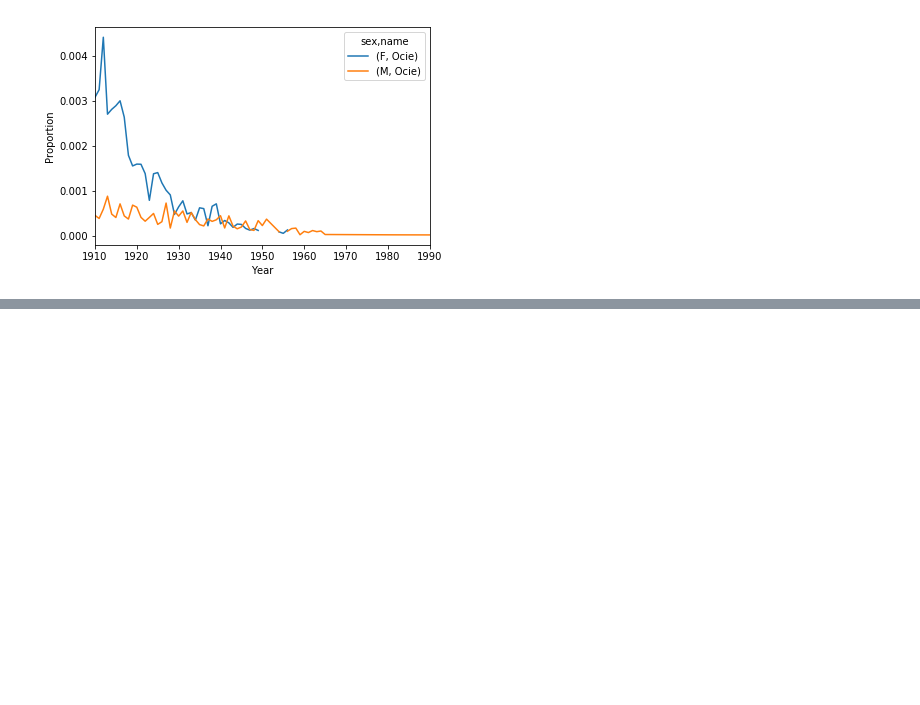
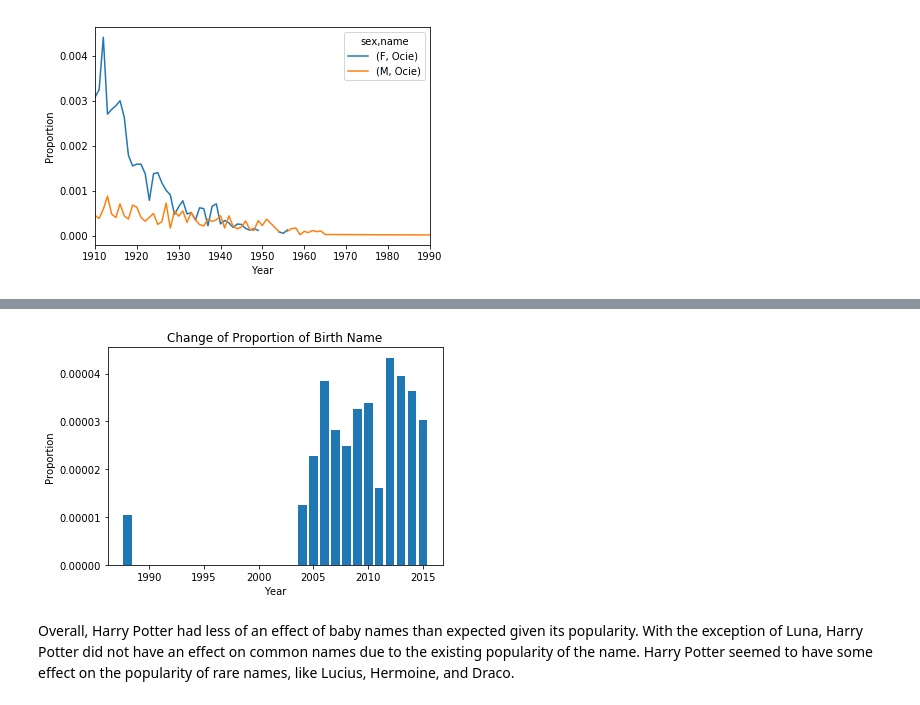
Before and after one commit to spalmerg/BabyNamesProject, a Jupyter notebook: Project 1 - Babynames.ipynb, the cells around one changed output, grey strips where cells are left out. Cells and saved outputs as stored; diff of their text form; code cells hidden in the pictures; blank space fills up the shorter version.

```diff
--- a/Project 1 - Babynames.ipynb
+++ b/Project 1 - Babynames.ipynb
@@ -14,10 +14,10 @@ Populating the interactive namespace from numpy and matplotlib
 # %%
 class BabyNames(object):
     # The init function takes the filepath of babynames and return a babynames object
-    # with a dataframe that has babynames by state, sex, year, and # of occurances
+    # with a dataframe that has babynames by state, sex, year, and # of occurrences
     def __init__(self, path):
         newlist = []
-        columns = ['state','sex','year', 'name', 'occurances']
+        columns = ['state','sex','year', 'name', 'occurrences']
 
         for filename in os.listdir(path):
             if filename.endswith('.TXT'):
@@ -26,7 +26,7 @@ class BabyNames(object):
         self.names = pd.concat(newlist,ignore_index = True)
 
         def add_prop(group):
-            group['prop'] = group.occurances / group.occurances.sum()
+            group['prop'] = group.occurrences / group.occurrences.sum()
             return group
 
         self.names = self.names.groupby(['year','state']).apply(add_prop)
@@ -38,7 +38,7 @@ class BabyNames(object):
             state = self.names.state
         if year == '':
             year = self.names.year
-        return(self.names[(self.names.state.isin([state])) & (self.names.year.isin([year]))]['occurances'].sum())
+        return(self.names[(self.names.state.isin([state])) & (self.names.year.isin([year]))]['occurrences'].sum())
 
     # BabyNames.Top10BabyNames(state, year) returns the top 10 BabyNames for given state and year
     # Null input for either state or year is translated to all
@@ -48,8 +48,8 @@ class BabyNames(object):
         if year == '':
             year = self.names.year
         t = self.names[(self.names.state.isin([state])) & (self.names.year.isin([year]))]
-        data = {'Male': t[t.sex == "M"].groupby('name').sum().sort_values(by = 'occurances', ascending = False).head(10).index.values,
-                'Female': t[t.sex == "F"].groupby('name').sum().sort_values(by = 'occurances', ascending = False).head(10).index.values
+        data = {'Male': t[t.sex == "M"].groupby('name').sum().sort_values(by = 'occurrences', ascending = False).head(10).index.values,
+                'Female': t[t.sex == "F"].groupby('name').sum().sort_values(by = 'occurrences', ascending = False).head(10).index.values
             }
         df = pd.DataFrame(data, index = range(1,11))
         df.index.name = "Rank"
@@ -59,11 +59,11 @@ class BabyNames(object):
     # top 10 names that decreased in popularity, and 10 most popular names by their rank
     # The default year timeframe is from 2014 to 2015
     def ChangeOfPopularity(self, fromYear=2014, toYear=2015, top=10):
-        fromYear = self.names[self.names.year == fromYear][['name', 'occurances']].groupby('name').sum()
-        toYear = self.names[self.names.year == toYear][['name', 'occurances']].groupby('name').sum()
+        fromYear = self.names[self.names.year == fromYear][['name', 'occurrences']].groupby('name').sum()
+        toYear = self.names[self.names.year == toYear][['name', 'occurrences']].groupby('name').sum()
         year2year = pd.merge(fromYear, toYear, right_index=True, left_index=True)
-        year2year['diff'] = year2year['occurances_y'] - year2year['occurances_x']
-        popularNames = toYear.sort_values(by = 'occurances', ascending = False).head(top).index.values
+        year2year['diff'] = year2year['occurrences_y'] - year2year['occurrences_x']
+        popularNames = toYear.sort_values(by = 'occurrences', ascending = False).head(top).index.values
         morePopular = year2year.sort_values(by = 'diff', ascending = False).head(top).index.values
         lessPopular = year2year.sort_values(by = 'diff').head(top).index.values
         return "Names that increased in popularity: ", morePopular, "Names that decreased in popularity: ",\
@@ -75,17 +75,17 @@ class BabyNames(object):
     def Top5NamesPerYear(self, year=2015,sex=''):
         if sex == '':
             sex = self.names.sex
-        df = self.names[(self.names.year == year) & (self.names.sex.isin([sex]))][["state", "name", "occurances"]]
-        df = df.sort_values(by = ["occurances"], ascending = False).groupby("state").head(5)
-        df = df.sort_values(by = ["state", "occurances"], ascending = [True, False]).reset_index(drop = True)
+        df = self.names[(self.names.year == year) & (self.names.sex.isin([sex]))][["state", "name", "occurrences"]]
+        df = df.sort_values(by = ["occurrences"], ascending = False).groupby("state").head(5)
+        df = df.sort_values(by = ["state", "occurrences"], ascending = [True, False]).reset_index(drop = True)
         df["Ranks"] = ['Rank 1', 'Rank 2', 'Rank 3', 'Rank 4', 'Rank 5'] * 51
 
         result = {"State": self.names.state.unique(),
-                  "Rank1": df[df.Ranks == "Rank 1"]["name"].values,"Rank1 Num": df[df.Ranks == "Rank 1"]["occurances"].values,
-                  "Rank2": df[df.Ranks == "Rank 2"]["name"].values,"Rank2 Num": df[df.Ranks == "Rank 2"]["occurances"].values,
-                  "Rank3": df[df.Ranks == "Rank 3"]["name"].values,"Rank3 Num": df[df.Ranks == "Rank 3"]["occurances"].values,
-                  "Rank4": df[df.Ranks == "Rank 4"]["name"].values,"Rank4 Num": df[df.Ranks == "Rank 4"]["occurances"].values,
-                  "Rank5": df[df.Ranks == "Rank 5"]["name"].values,"Rank5 Num": df[df.Ranks == "Rank 5"]["occurances"].values}
+                  "Rank1": df[df.Ranks == "Rank 1"]["name"].values,"Rank1 Num": df[df.Ranks == "Rank 1"]["occurrences"].values,
+                  "Rank2": df[df.Ranks == "Rank 2"]["name"].values,"Rank2 Num": df[df.Ranks == "Rank 2"]["occurrences"].values,
+                  "Rank3": df[df.Ranks == "Rank 3"]["name"].values,"Rank3 Num": df[df.Ranks == "Rank 3"]["occurrences"].values,
+                  "Rank4": df[df.Ranks == "Rank 4"]["name"].values,"Rank4 Num": df[df.Ranks == "Rank 4"]["occurrences"].values,
+                  "Rank5": df[df.Ranks == "Rank 5"]["name"].values,"Rank5 Num": df[df.Ranks == "Rank 5"]["occurrences"].values}
         result = pd.DataFrame(result).set_index("State")
         return(result)
 
@@ -161,8 +161,8 @@ class BabyNames(object):
 ### Intialize BabyNames
 # %%
 s_path = '/Users/sarahgreenwood/Downloads/namesbystate/'
-#l_path = '../data/namesbystate/'
-test = BabyNames(s_path)
+l_path = '../data/namesbystate/'
+test = BabyNames(l_path)
 # %% [markdown]
 ### BabyNames.Count
 Count of babies born in Michigan in 1982
@@ -275,0 +334,6 @@ rare_df.groupby(['name', 'year'])['occurances'].count().unstack('name').plot()
+# %%
+test.NamePopularityPlot("Lucius", yearRange=(1988,2015), state='CA', sex='M')
+# %% [output]
+[figure, added]
+# %% [markdown]
+Overall, Harry Potter had less of an effect of baby names than expected given its popularity. With the exception of Luna, Harry Potter did not have an effect on common names due to the existing popularity of the name. Harry Potter seemed to have some effect on the popularity of rare names, like Lucius, Hermoine, and Draco.
```
Also changed, not shown: parts of 16 cells of this notebook.
